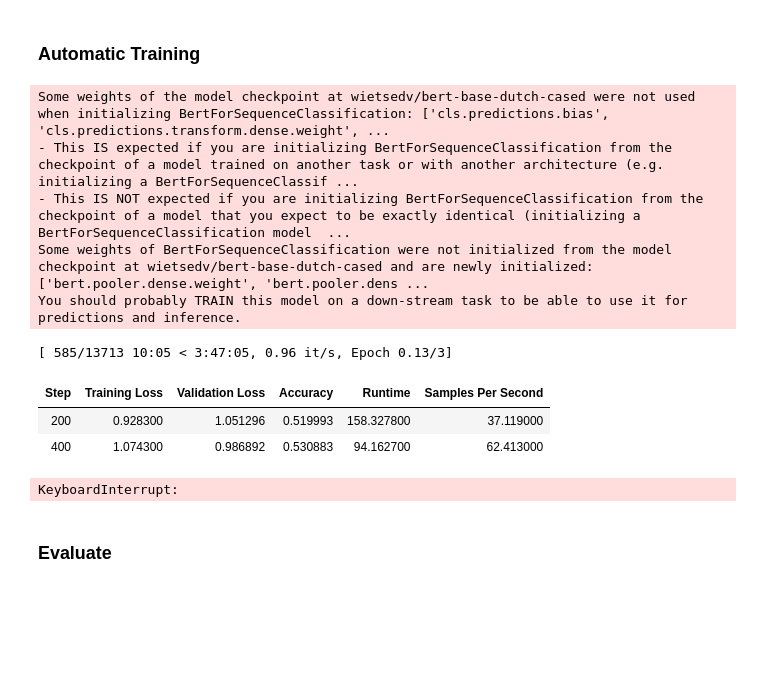
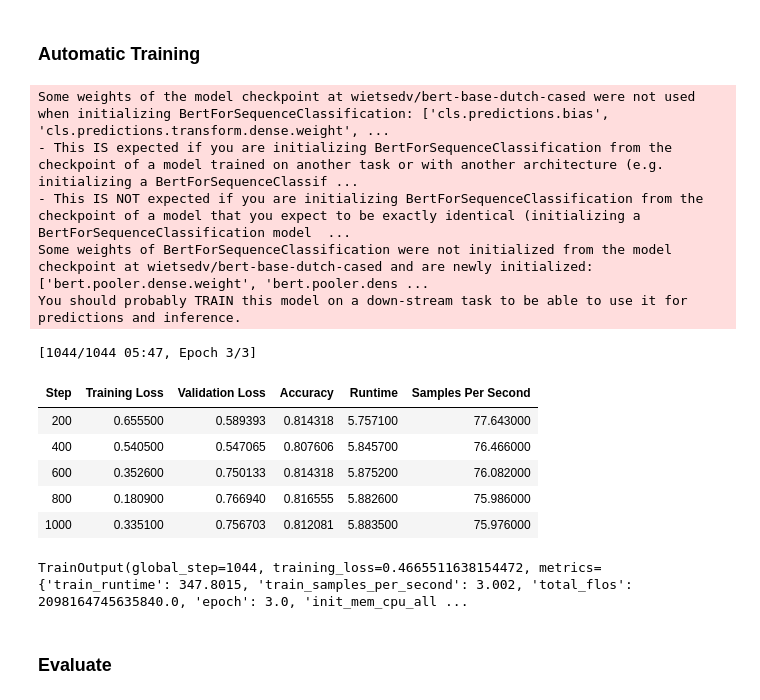
Before and after one commit to UtrechtUniversity/hist-aware, a Jupyter notebook: notebooks/models/bert-fine-tuning-existing/BERT_create_dataset_and_training.ipynb, the cells around one changed output. Cells and saved outputs as stored; diff of their text form; code cells hidden in the pictures; blank space fills up the shorter version.

Commit message:
Update labeling notebooks and remove data and logging

```diff
--- a/notebooks/models/bert-fine-tuning-existing/BERT_create_dataset_and_training.ipynb
+++ b/notebooks/models/bert-fine-tuning-existing/BERT_create_dataset_and_training.ipynb
@@ -68,3 +73,5 @@ coal = pd.read_csv(os.path.join(DATA_DIR, "labeled_split_sents_coal_1960_1990.cs
+# %%
+df = pd.read_csv(os.path.join(DATA_DIR, f"{DECADE}_{TYPE}_merged_split.csv"))
 # %% [markdown]
 ## Create Dataset
 # %% [markdown]
@@ -77,8 +84,6 @@ MAX_LEN = 512
 batch_size = 16
 max_epochs = 100
 
-# Select df
-df = df
 # Convert labels to integers
 s = df["labels"]
 df["labels"] = pd.to_numeric(s,downcast='integer')
@@ -140,7 +145,7 @@ class HADataset(torch.utils.data.Dataset):
         }
 # %%
 train_dataset = HADataset(list(train_texts), list(train_labels), tokenizer, MAX_LEN)
-val_dataset = HADataset(list(val_texts), list(val_labels), tokenizer, MAX_LEN)
+validation_dataset = HADataset(list(val_texts), list(val_labels), tokenizer, MAX_LEN)
 test_dataset = HADataset(list(test_texts), list(test_labels), tokenizer, MAX_LEN)
 # %% [markdown]
 ### Create DataLoader
@@ -172,7 +177,7 @@ test_data_loader = create_data_loader(df, tokenizer, batch_size, num_workers, MA
 ### Automatic Training
 # %%
 training_args = TrainingArguments(
-    output_dir = "~/dev/hist-aware/notebooks/models/bert-fine-tuning-existing",
+    output_dir = "/home/leonardovida/data/volume_1/delphbert-results/6-finetuning-outputs",
     overwrite_output_dir = False,
 #
     num_train_epochs=3,              # total number of training epochs
@@ -218,38 +223,41 @@ def compute_metrics(pred):
         #'precision': precision,
         #'recall': recall
     }
 
 
 trainer = Trainer(
     model,                         # the instantiated Transformers model to be trained
     args=training_args,                  # training arguments, defined above
     train_dataset=train_dataset,         # training dataset
-    eval_dataset=valid_dataset,          # evaluation dataset
+    eval_dataset=validation_dataset,          # evaluation dataset
     compute_metrics=compute_metrics,     # the callback that computes metrics of interest
 )
 
 trainer.train()
 
 # Defaut objective is the sum of all metrics
 # when metrics are provided, so we have to maximize it.
 #trainer.hyperparameter_search(
 #    model_init=model_init,
 #    direction="maximize",
 #    backend="ray",
 #    n_trials=100, # deafult 100
 #    n_jobs=2  # number of parallel jobs, if multiple GPUs
 #)
 # %% [output]
 Some weights of the model checkpoint at wietsedv/bert-base-dutch-cased were not used when initializing BertForSequenceClassification: ['cls.predictions.bias', 'cls.predictions.transform.dense.weight', ...
 - This IS expected if you are initializing BertForSequenceClassification from the checkpoint of a model trained on another task or with another architecture (e.g. initializing a BertForSequenceClassif ...
 - This IS NOT expected if you are initializing BertForSequenceClassification from the checkpoint of a model that you expect to be exactly identical (initializing a BertForSequenceClassification model  ...
 Some weights of BertForSequenceClassification were not initialized from the model checkpoint at wietsedv/bert-base-dutch-cased and are newly initialized: ['bert.pooler.dense.weight', 'bert.pooler.dens ...
 You should probably TRAIN this model on a down-stream task to be able to use it for predictions and inference.
-[ 585/13713 10:05 < 3:47:05, 0.96 it/s, Epoch 0.13/3]
+[1044/1044 05:47, Epoch 3/3]
 | Step | Training Loss | Validation Loss | Accuracy | Runtime | Samples Per Second |
-| 200 | 0.928300 | 1.051296 | 0.519993 | 158.327800 | 37.119000 |
-| 400 | 1.074300 | 0.986892 | 0.530883 | 94.162700 | 62.413000 |
+| 200 | 0.655500 | 0.589393 | 0.814318 | 5.757100 | 77.643000 |
+| 400 | 0.540500 | 0.547065 | 0.807606 | 5.845700 | 76.466000 |
+| 600 | 0.352600 | 0.750133 | 0.814318 | 5.875200 | 76.082000 |
+| 800 | 0.180900 | 0.766940 | 0.816555 | 5.882600 | 75.986000 |
+| 1000 | 0.335100 | 0.756703 | 0.812081 | 5.883500 | 75.976000 |
-KeyboardInterrupt:
+TrainOutput(global_step=1044, training_loss=0.4665511638154472, metrics={'train_runtime': 347.8015, 'train_samples_per_second': 3.002, 'total_flos': 2098164745635840.0, 'epoch': 3.0, 'init_mem_cpu_all ...
 # %% [markdown]
 ### Evaluate
 # %%
```
Also changed, not shown: parts of 9 cells of this notebook, 51 other files.
